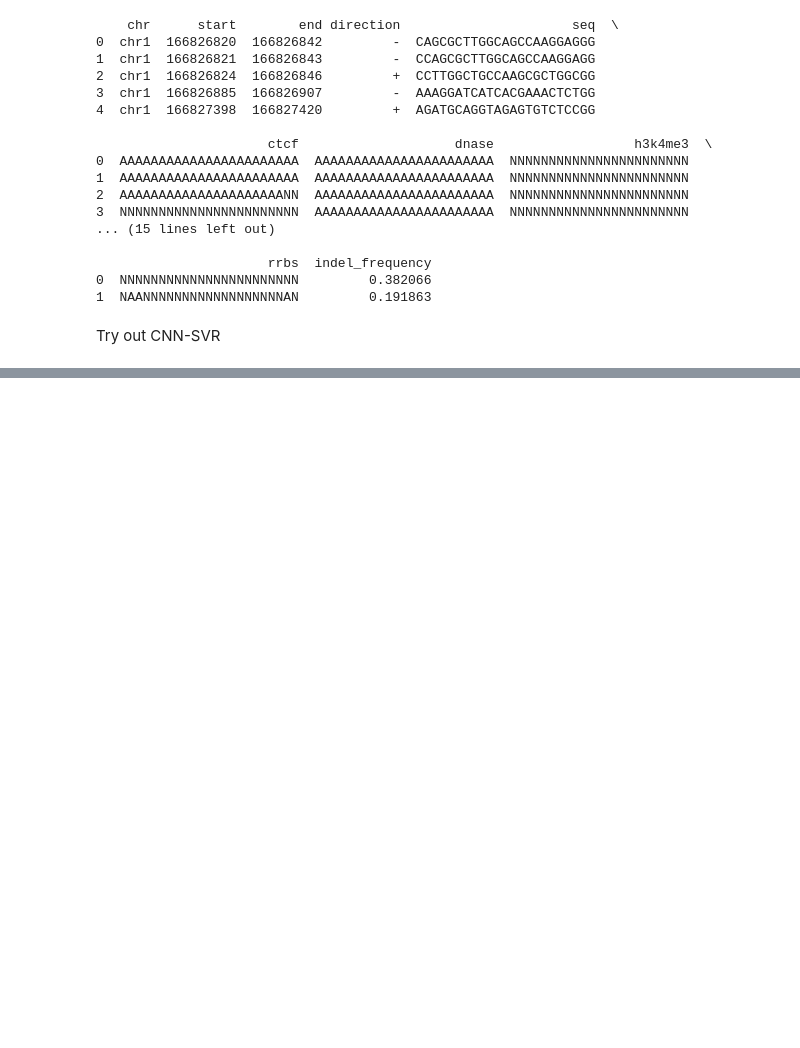
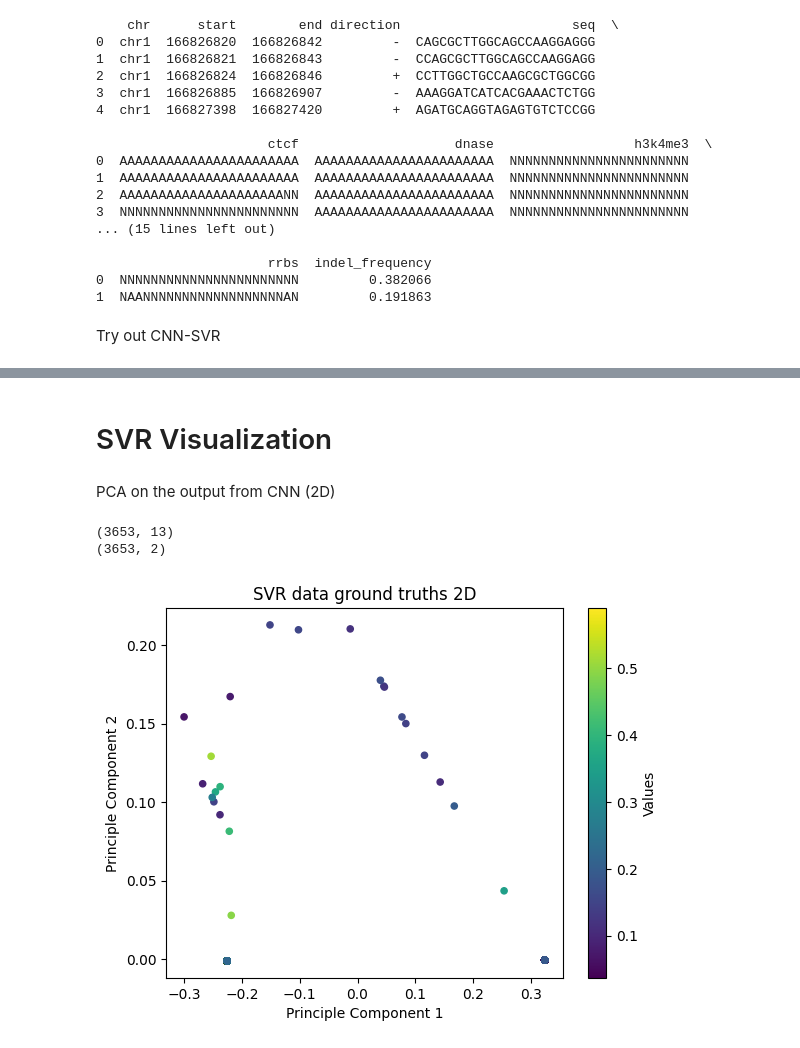
Before and after one commit to RobinsooooonLyu/CSCI2952G-group-project, a Jupyter notebook: google-colab-notebooks/CNN-SVR.ipynb, the cells around one changed output, grey strips where cells are left out. Cells and saved outputs as stored; diff of their text form; code cells hidden in the pictures; blank space fills up the shorter version.

```diff
--- a/google-colab-notebooks/CNN-SVR.ipynb
+++ b/google-colab-notebooks/CNN-SVR.ipynb
@@ -369,0 +441,34 @@ tf.Tensor(
+# %% [markdown]
+# SVR Visualization
+# %% [markdown]
+PCA on the output from CNN (2D)
+# %%
+from sklearn.decomposition import PCA
+
+pca_2 = PCA(n_components=2)
+
+print(x_train.shape)
+compressed_train = pca_2.fit_transform(x_train)
+print(compressed_train.shape)
+# %% [output]
+(3653, 13)
+(3653, 2)
+# %%
+x1 = compressed_train[:,0]
+x2 = compressed_train[:,1]
+
+# Create a scatter plot with colors based on values
+plt.scatter(x1, x2, c=y_train, cmap='viridis', marker='o', s=20)
+
+# Add a colorbar for reference
+plt.colorbar(label='Values')
+
+# Set labels and title
+plt.xlabel('Principle Component 1')
+plt.ylabel('Principle Component 2')
+plt.title('SVR data ground truths 2D')
+
+# Show the plot
+plt.show()
+# %% [output]
+[figure, added]
```
Also changed, not shown: parts of 28 cells of this notebook, 8 other files.
